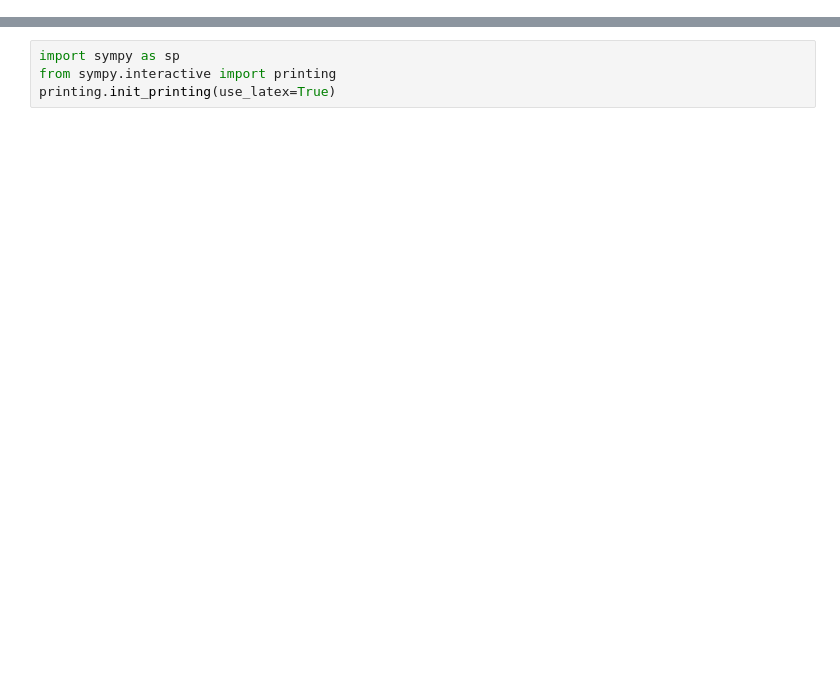
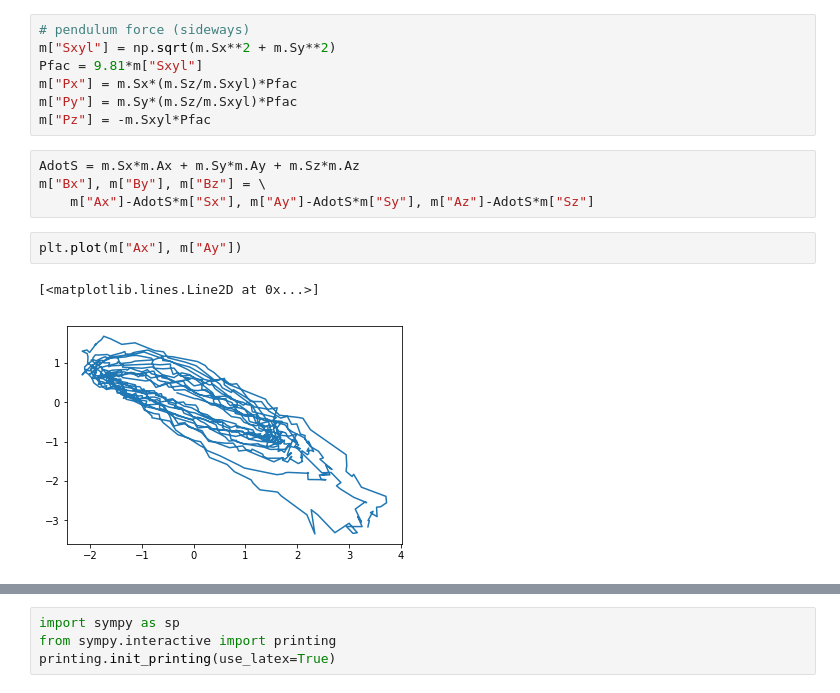
Before and after one commit to goatchurchprime/jupyter_micropython_developer_notebooks, a Jupyter notebook: pendulum_explorations/receive_udp.ipynb, the cells around one changed output, grey strips where cells are left out. Saved outputs shown, nothing was run; the diff lists cells and outputs as text; blank space fills up the shorter version.

```diff
--- a/pendulum_explorations/receive_udp.ipynb
+++ b/pendulum_explorations/receive_udp.ipynb
@@ -187,0 +230,16 @@ Length: 969, dtype: float64
+# %%
+# pendulum force (sideways)
+m["Sxyl"] = np.sqrt(m.Sx**2 + m.Sy**2)
+Pfac = 9.81*m["Sxyl"]
+m["Px"] = m.Sx*(m.Sz/m.Sxyl)*Pfac
+m["Py"] = m.Sy*(m.Sz/m.Sxyl)*Pfac
+m["Pz"] = -m.Sxyl*Pfac
+# %%
+AdotS = m.Sx*m.Ax + m.Sy*m.Ay + m.Sz*m.Az
+m["Bx"], m["By"], m["Bz"] = \
+    m["Ax"]-AdotS*m["Sx"], m["Ay"]-AdotS*m["Sy"], m["Az"]-AdotS*m["Sz"]
+# %%
+plt.plot(m["Ax"], m["Ay"])
+# %% [output]
+[<matplotlib.lines.Line2D at 0x...>]
+[figure, added]
```
Also changed, not shown: parts of 46 cells of this notebook, 28 other files.
